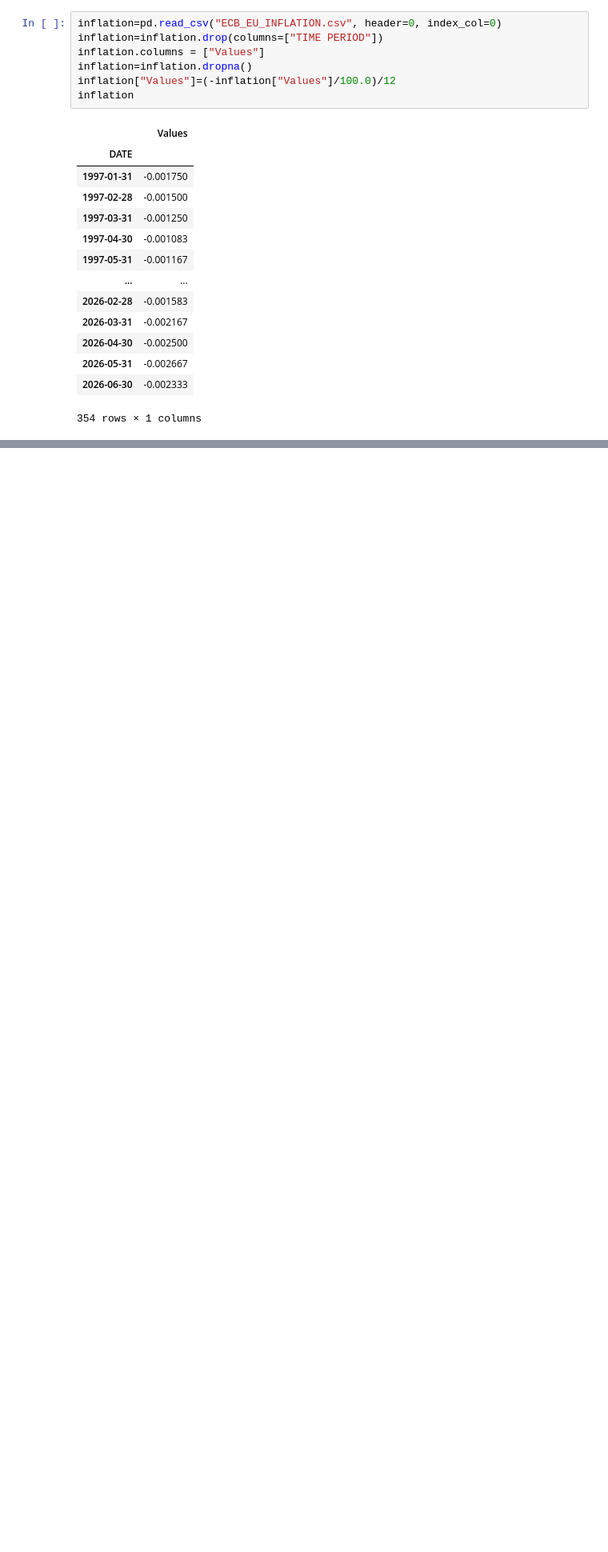
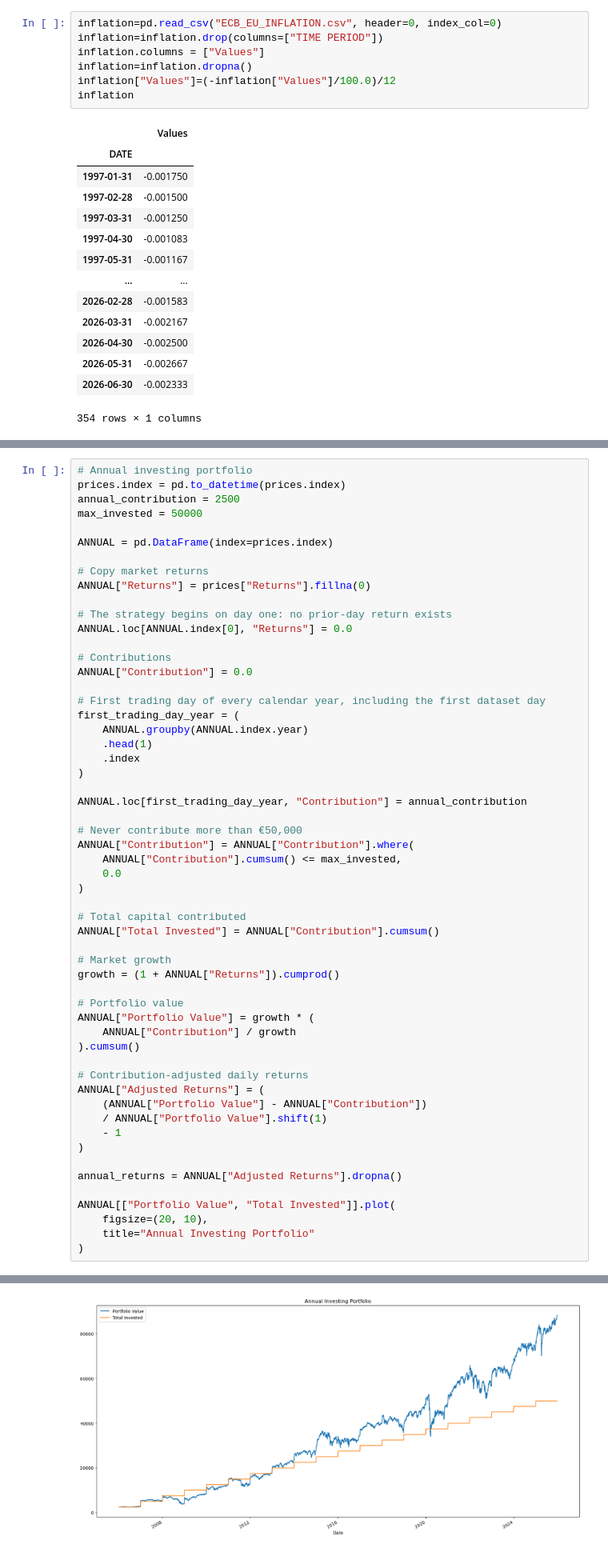
Before and after one commit to MatCuns/Market-Timing-vs-Time-in-the-Market-in-the-Long-Term, a Jupyter notebook: Market-Timing-vs-Time-in-the-Market.ipynb, the cells around one changed output, grey strips where cells are left out. Shown at 80% size. Saved outputs shown, nothing was run; the diff lists cells and outputs as text; blank space fills up the shorter version.

```diff
--- a/Market-Timing-vs-Time-in-the-Market.ipynb
+++ b/Market-Timing-vs-Time-in-the-Market.ipynb
@@ -165,0 +123,57 @@ The annualized volatility of Cash is -->  0.7231631229439797 %
+# %%
+# Annual investing portfolio
+prices.index = pd.to_datetime(prices.index)
+annual_contribution = 2500
+max_invested = 50000
+
+ANNUAL = pd.DataFrame(index=prices.index)
+
+# Copy market returns
+ANNUAL["Returns"] = prices["Returns"].fillna(0)
+
+# The strategy begins on day one: no prior-day return exists
+ANNUAL.loc[ANNUAL.index[0], "Returns"] = 0.0
+
+# Contributions
+ANNUAL["Contribution"] = 0.0
+
+# First trading day of every calendar year, including the first dataset day
+first_trading_day_year = (
+    ANNUAL.groupby(ANNUAL.index.year)
+    .head(1)
+    .index
+)
+
+ANNUAL.loc[first_trading_day_year, "Contribution"] = annual_contribution
+
+# Never contribute more than €50,000
+ANNUAL["Contribution"] = ANNUAL["Contribution"].where(
+    ANNUAL["Contribution"].cumsum() <= max_invested,
+    0.0
+)
+
+# Total capital contributed
+ANNUAL["Total Invested"] = ANNUAL["Contribution"].cumsum()
+
+# Market growth
+growth = (1 + ANNUAL["Returns"]).cumprod()
+
+# Portfolio value
+ANNUAL["Portfolio Value"] = growth * (
+    ANNUAL["Contribution"] / growth
+).cumsum()
+
+# Contribution-adjusted daily returns
+ANNUAL["Adjusted Returns"] = (
+    (ANNUAL["Portfolio Value"] - ANNUAL["Contribution"])
+    / ANNUAL["Portfolio Value"].shift(1)
+    - 1
+)
+
+annual_returns = ANNUAL["Adjusted Returns"].dropna()
+
+ANNUAL[["Portfolio Value", "Total Invested"]].plot(
+    figsize=(20, 10),
+    title="Annual Investing Portfolio"
+)
+# %% [output]
@@ -165,0 +181 @@ The annualized volatility of Cash is -->  0.7231631229439797 %
+[figure, added]
```
Also changed, not shown: parts of 15 cells of this notebook.
